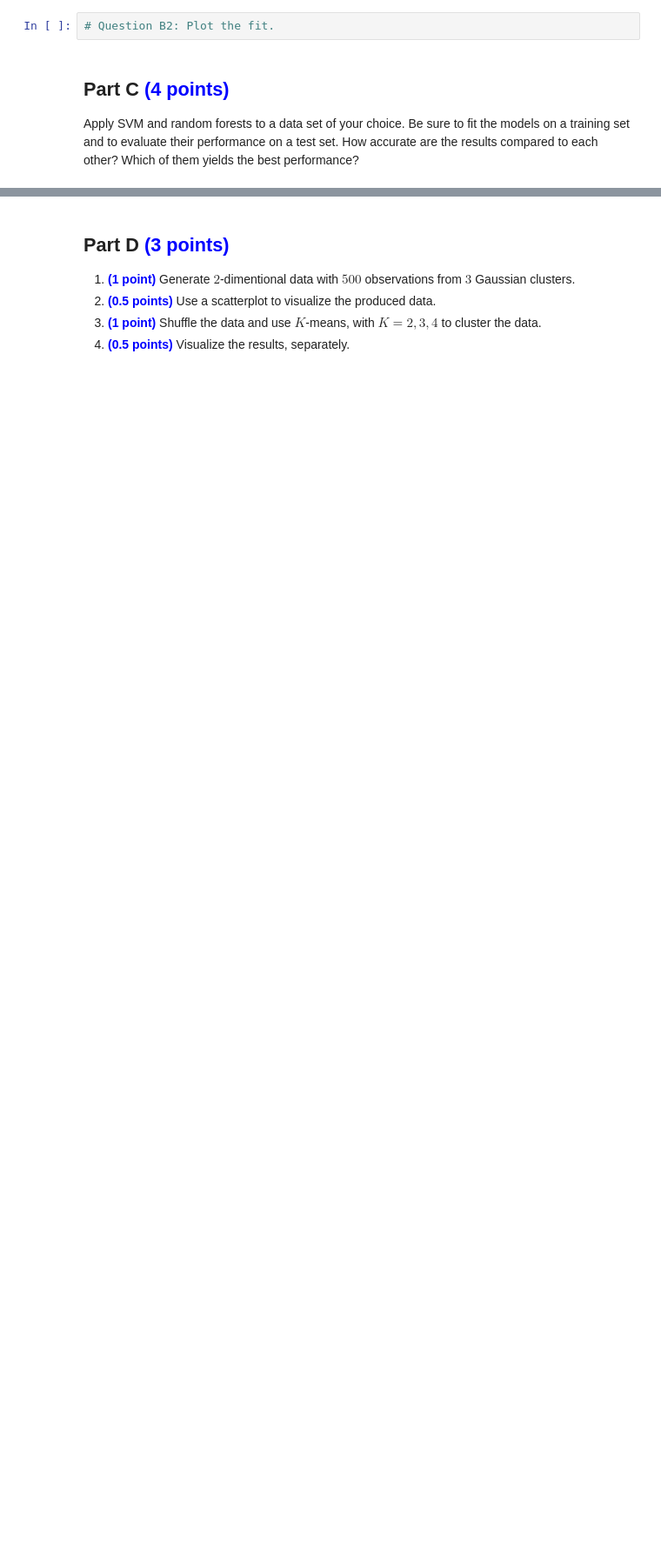
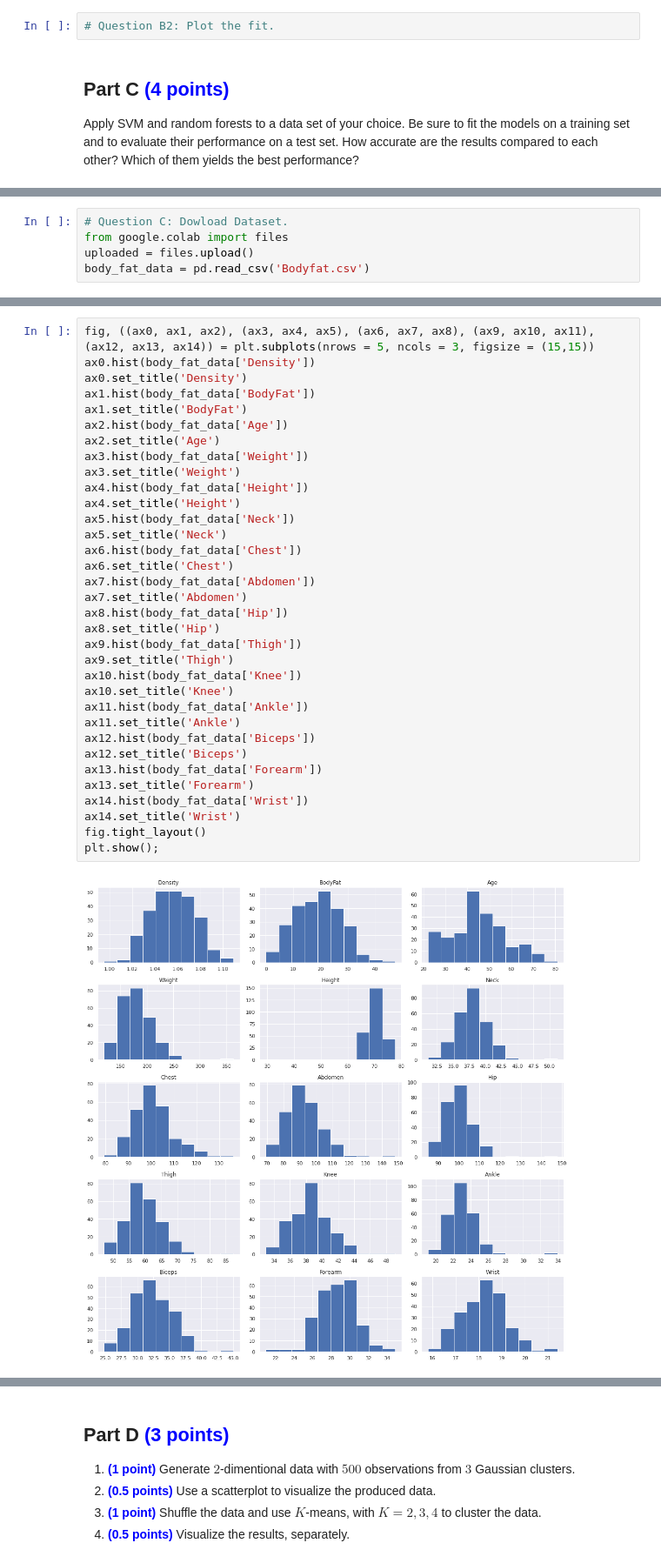
Before and after one commit to ahmedopolis/YCBS-255-Statistical-Machine-Learning, a Jupyter notebook: Assignments/Assignment 3/assignment03_mcgill_ahmedibrahim.ipynb, the cells around one changed output, grey strips where cells are left out. Shown at 87% size. Cells and saved outputs as stored; diff of their text form; blank space fills up the shorter version.

Commit message:
:construction: A few more questions to go.

```diff
--- a/Assignments/Assignment 3/assignment03_mcgill_ahmedibrahim.ipynb
+++ b/Assignments/Assignment 3/assignment03_mcgill_ahmedibrahim.ipynb
@@ -344,0 +378,5 @@ Apply SVM and random forests to a data set of your choice. Be sure to fit the mo
+# %%
+# Question C: Dowload Dataset.
+from google.colab import files
+uploaded = files.upload()
+body_fat_data = pd.read_csv('Bodyfat.csv')
@@ -344,0 +434,36 @@ Apply SVM and random forests to a data set of your choice. Be sure to fit the mo
+# %%
+fig, ((ax0, ax1, ax2), (ax3, ax4, ax5), (ax6, ax7, ax8), (ax9, ax10, ax11), (ax12, ax13, ax14)) = plt.subplots(nrows = 5, ncols = 3, figsize = (15,15))
+ax0.hist(body_fat_data['Density'])
+ax0.set_title('Density')
+ax1.hist(body_fat_data['BodyFat'])
+ax1.set_title('BodyFat')
+ax2.hist(body_fat_data['Age'])
+ax2.set_title('Age')
+ax3.hist(body_fat_data['Weight'])
+ax3.set_title('Weight')
+ax4.hist(body_fat_data['Height'])
+ax4.set_title('Height')
+ax5.hist(body_fat_data['Neck'])
+ax5.set_title('Neck')
+ax6.hist(body_fat_data['Chest'])
+ax6.set_title('Chest')
+ax7.hist(body_fat_data['Abdomen'])
+ax7.set_title('Abdomen')
+ax8.hist(body_fat_data['Hip'])
+ax8.set_title('Hip')
+ax9.hist(body_fat_data['Thigh'])
+ax9.set_title('Thigh')
+ax10.hist(body_fat_data['Knee'])
+ax10.set_title('Knee')
+ax11.hist(body_fat_data['Ankle'])
+ax11.set_title('Ankle')
+ax12.hist(body_fat_data['Biceps'])
+ax12.set_title('Biceps')
+ax13.hist(body_fat_data['Forearm'])
+ax13.set_title('Forearm')
+ax14.hist(body_fat_data['Wrist'])
+ax14.set_title('Wrist')
+fig.tight_layout()
+plt.show();
+# %% [output]
+[figure, added]
```
Also changed, not shown: parts of 34 cells of this notebook.
